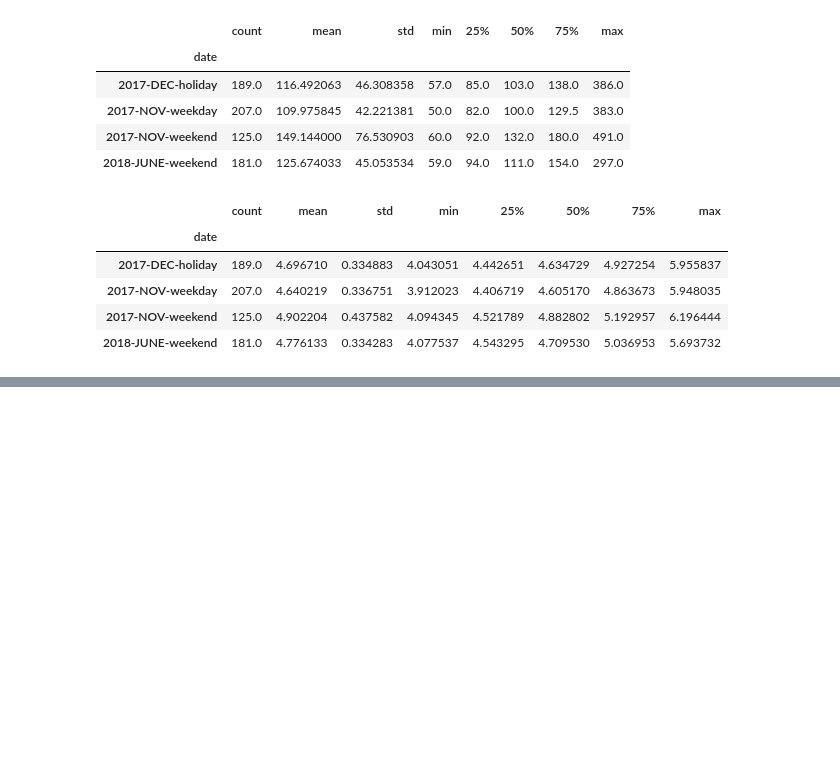
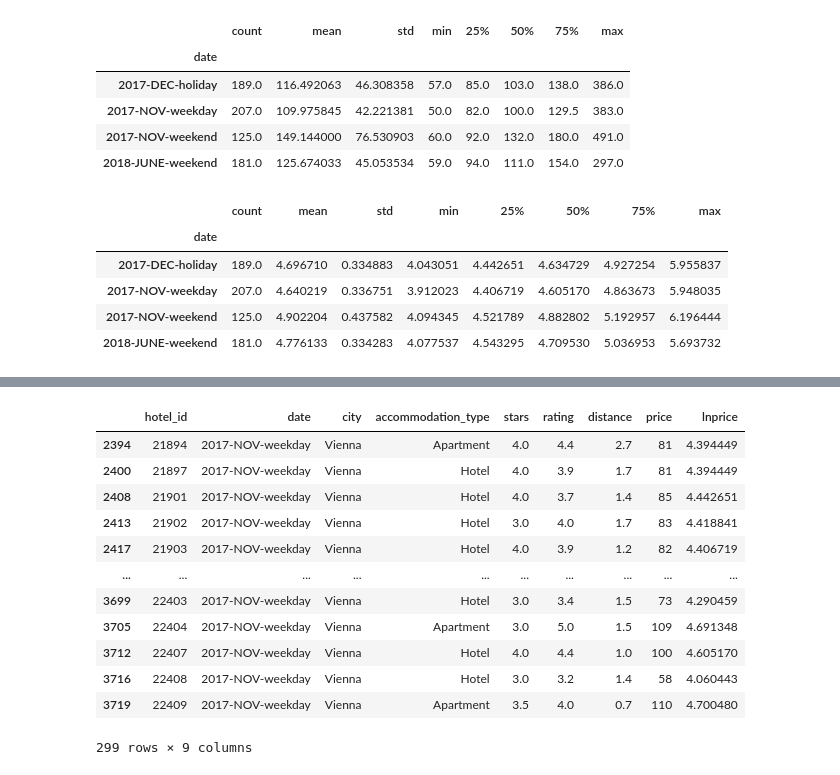
Before and after one commit to zholler/da_case_studies, a Jupyter notebook: ch09-hotels-europe-stability/ch9-hotels.ipynb, the cells around one changed output, grey strips where cells are left out. Saved outputs shown, nothing was run; the diff lists cells and outputs as text; code cells hidden in the pictures; blank space fills up the shorter version.

```diff
--- a/ch09-hotels-europe-stability/ch9-hotels.ipynb
+++ b/ch09-hotels-europe-stability/ch9-hotels.ipynb
@@ -173,0 +248,5 @@ Warnings:
+# %%
+data = data.loc[(data['stars']>=3) &
+(data['stars']<=4) &
+(data['city']=="Vienna") &
+(data['date']=="2017-NOV-weekday"),:]
@@ -173,0 +302,16 @@ Warnings:
+# %%
+data
+# %% [output]
+|  | hotel_id | date | city | accommodation_type | stars | rating | distance | price | lnprice |
+| 2394 | 21894 | 2017-NOV-weekday | Vienna | Apartment | 4.0 | 4.4 | 2.7 | 81 | 4.394449 |
+| 2400 | 21897 | 2017-NOV-weekday | Vienna | Hotel | 4.0 | 3.9 | 1.7 | 81 | 4.394449 |
+| 2408 | 21901 | 2017-NOV-weekday | Vienna | Hotel | 4.0 | 3.7 | 1.4 | 85 | 4.442651 |
+| 2413 | 21902 | 2017-NOV-weekday | Vienna | Hotel | 3.0 | 4.0 | 1.7 | 83 | 4.418841 |
+| 2417 | 21903 | 2017-NOV-weekday | Vienna | Hotel | 4.0 | 3.9 | 1.2 | 82 | 4.406719 |
+| ... | ... | ... | ... | ... | ... | ... | ... | ... | ... |
+| 3699 | 22403 | 2017-NOV-weekday | Vienna | Hotel | 3.0 | 3.4 | 1.5 | 73 | 4.290459 |
+| 3705 | 22404 | 2017-NOV-weekday | Vienna | Apartment | 3.0 | 5.0 | 1.5 | 109 | 4.691348 |
+| 3712 | 22407 | 2017-NOV-weekday | Vienna | Hotel | 4.0 | 4.4 | 1.0 | 100 | 4.605170 |
+| 3716 | 22408 | 2017-NOV-weekday | Vienna | Hotel | 3.0 | 3.2 | 1.4 | 58 | 4.060443 |
+| 3719 | 22409 | 2017-NOV-weekday | Vienna | Apartment | 3.5 | 4.0 | 0.7 | 110 | 4.700480 |
+299 rows × 9 columns
```
Also changed, not shown: parts of 18 cells of this notebook.
